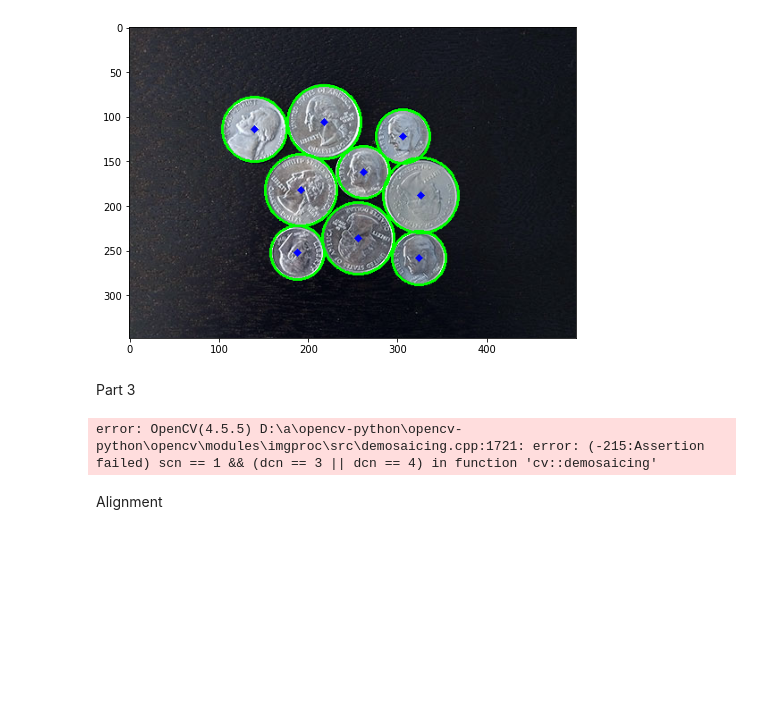
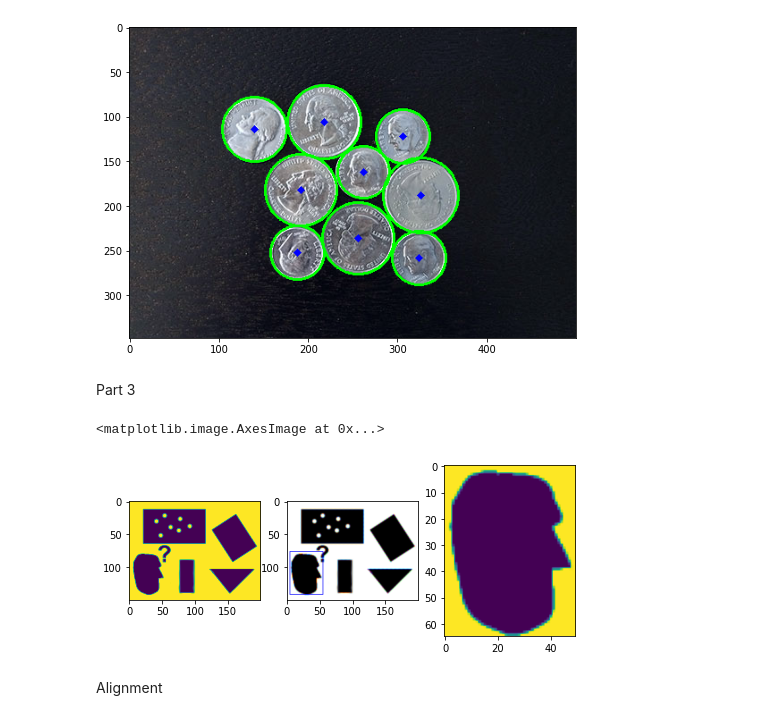
Before and after one commit to SenuriMR/EN2550---Fundamentals-of-Image-Processing-and-Machine-Vision, a Jupyter notebook: Exercise 06/Exercise_06.ipynb, the cells around one changed output. Cells and saved outputs as stored; diff of their text form; code cells hidden in the pictures; blank space fills up the shorter version.

```diff
--- a/Exercise 06/Exercise_06.ipynb
+++ b/Exercise 06/Exercise_06.ipynb
@@ -60,36 +60,40 @@ ax.imshow(img)
 # %% [markdown]
 Part 3
 # %%
-im = cv.imread('pic1.png',cv.IMREAD_COLOR)
+im = cv.imread('pic1.png', cv.IMREAD_REDUCED_GRAYSCALE_2)
+templ = cv.imread('templ.png', cv.IMREAD_REDUCED_GRAYSCALE_2)
 
-templ = cv.imread('templ.png',cv.IMREAD_COLOR)
-
-# gray = cv.cvtColor(img, cv.COLOR_BGR2GRAY)
-
-# gray = cv.cvtColor(img, cv.COLOR_BGR2GRAY)
 im_edges = cv.Canny(im, 50, 250)
 templ_edges = cv.Canny(templ, 50, 250)
+
 alg = cv.createGeneralizedHoughGuil()
 alg.setTemplate(templ_edges)
 alg.setAngleThresh(100000)
 alg.setScaleThresh(40000)
 alg.setPosThresh(1000)
 alg.setAngleStep(1)
 alg.setScaleStep(0.1)
 alg.setMinScale(0.9)
 alg.setMaxScale(1.1)
 positions, votes = alg.detect(im_edges)
 
 out = cv.cvtColor(im, cv.COLOR_BAYER_BG2BGR)
+
 for x,y,scale, orientation in positions[0]:
     halfHeight = templ.shape[0] / 2. * scale
     halfWidth = templ.shape[1] / 2. * scale
     p1 = (int(x - halfWidth), int(y - halfHeight))
     p2 = (int(x + halfWidth), int(y + halfHeight))
     print("")
     cv.rectangle(out, p1, p2, (0,0,255))
+
+fig,ax = plt.subplots(1,3, figsize = (8, 12))
+ax[0].imshow(im)
+ax[1].imshow(out)
+ax[2].imshow(templ)
 # %% [output]
-error: OpenCV(4.5.5) D:\a\opencv-python\opencv-python\opencv\modules\imgproc\src\demosaicing.cpp:1721: error: (-215:Assertion failed) scn == 1 && (dcn == 3 || dcn == 4) in function 'cv::demosaicing'
+<matplotlib.image.AxesImage at 0x...>
+[figure, added]
 # %% [markdown]
 Alignment
 # %% [markdown]
```
Also changed, not shown: parts of 2 cells of this notebook.
